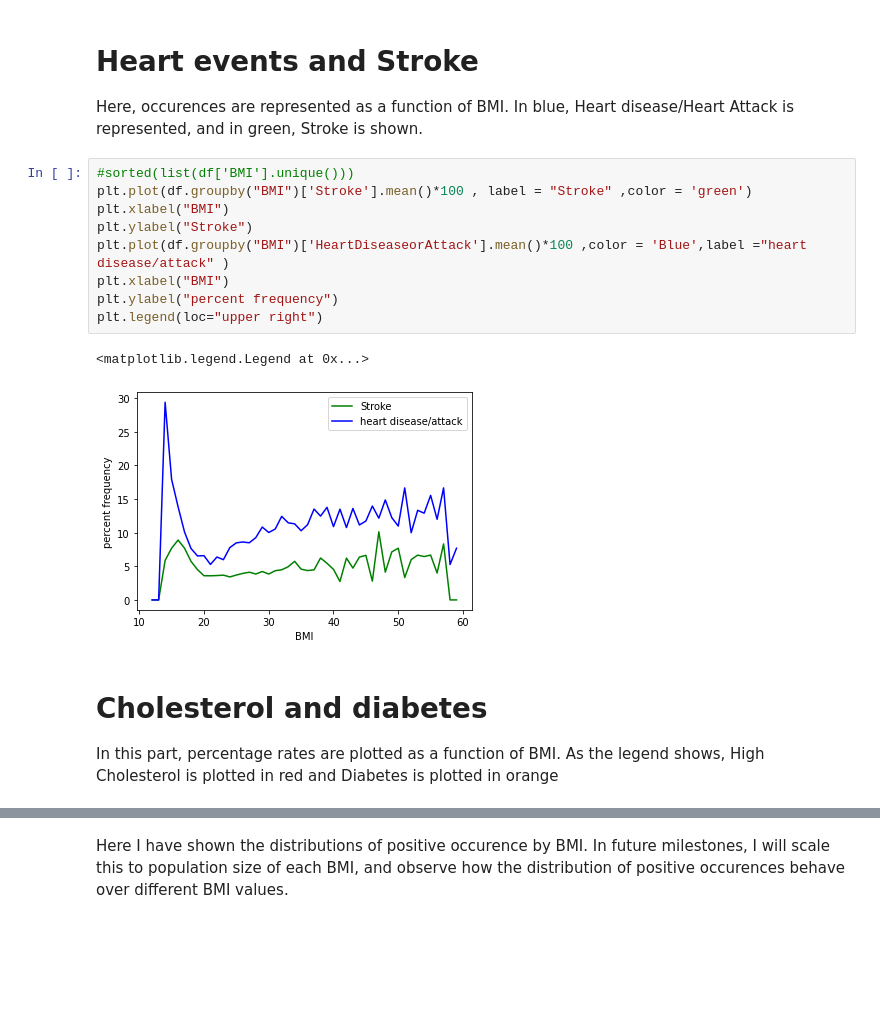
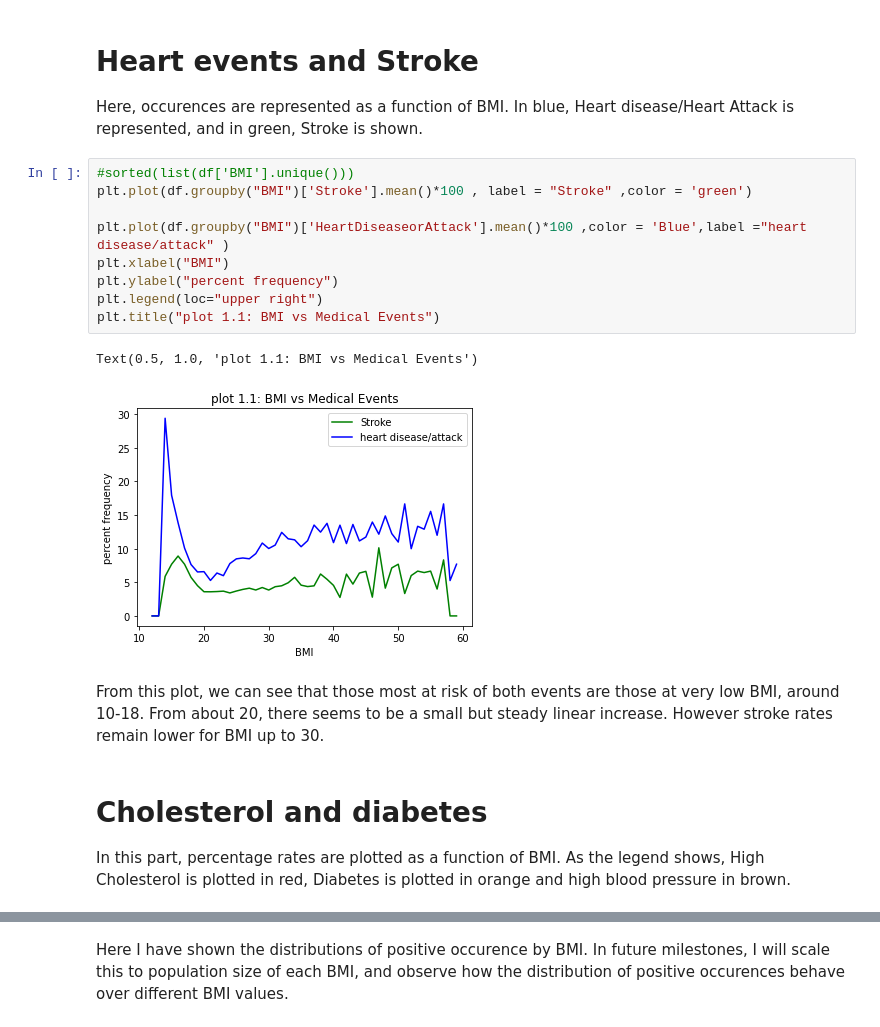
Before and after one commit to ubco-W2022T1-cosc301/project-group50, a Jupyter notebook: notebooks/analysis2.ipynb, the cells around one changed output, grey strips where cells are left out. Drawn from its saved outputs; the diff is of its cells as text; blank space fills up the shorter version.

```diff
--- a/notebooks/analysis2.ipynb
+++ b/notebooks/analysis2.ipynb
@@ -74,19 +66,21 @@ Here, occurences are represented as a function of BMI. In blue, Heart disease/He
 # %%
 #sorted(list(df['BMI'].unique()))
 plt.plot(df.groupby("BMI")['Stroke'].mean()*100 , label = "Stroke" ,color = 'green')
-plt.xlabel("BMI")
-plt.ylabel("Stroke")
+
 plt.plot(df.groupby("BMI")['HeartDiseaseorAttack'].mean()*100 ,color = 'Blue',label ="heart disease/attack" )
 plt.xlabel("BMI")
 plt.ylabel("percent frequency")
 plt.legend(loc="upper right")
+plt.title("plot 1.1: BMI vs Medical Events")
 # %% [output]
-<matplotlib.legend.Legend at 0x...>
+Text(0.5, 1.0, 'plot 1.1: BMI vs Medical Events')
-[figure, old version]
+[figure, new version]
+# %% [markdown]
+From this plot, we can see that those most at risk of both events are those at very low BMI, around 10-18. From about 20, there seems to be a small but steady linear increase. However stroke rates remain lower for BMI up to 30.
 # %% [markdown]
 # Cholesterol and diabetes
 
 In this part, percentage rates are plotted as a function of BMI.
-As the legend shows, High Cholesterol is plotted in red and Diabetes is plotted in orange
+As the legend shows, High Cholesterol is plotted in red, Diabetes is plotted in orange and high blood pressure in brown.
 # %%
 plt.plot(df.groupby("BMI")['HighChol'].mean()*100 , label = "High Cholesterol" ,color = 'red')
```
Also changed, not shown: parts of 24 cells of this notebook, 6 other files.
